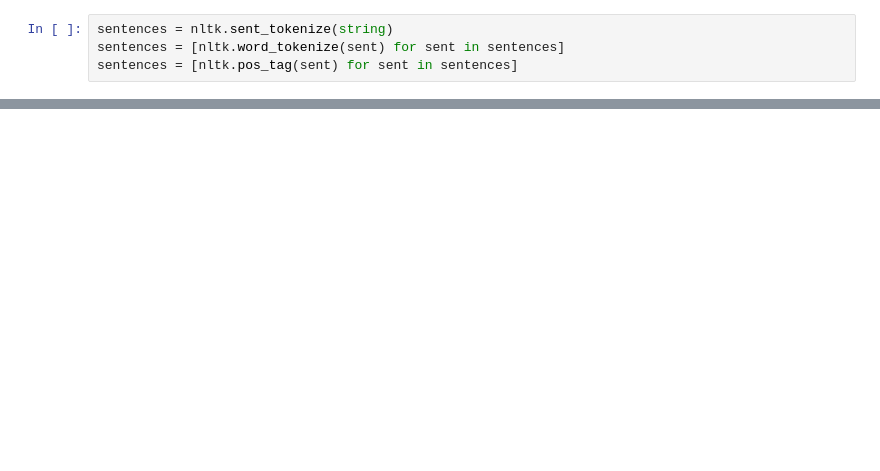
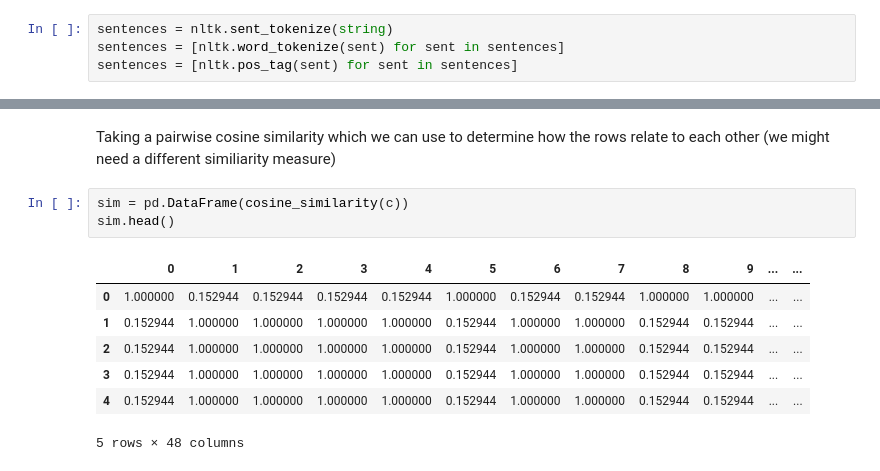
Before and after one commit to marioamz/State-of-the-Unions, a Jupyter notebook: Chunking.ipynb, the cells around one changed output, grey strips where cells are left out. Drawn from its saved outputs; the diff is of its cells as text; blank space fills up the shorter version.

```diff
--- a/Chunking.ipynb
+++ b/Chunking.ipynb
@@ -160,0 +178,13 @@ OSError: [E050] Can't find model 'en_core_web_md'. It doesn't seem to be a short
+# %% [markdown]
+Taking a pairwise cosine similarity which we can use to determine how the rows relate to each other (we might need a different similiarity measure)
+# %%
+sim = pd.DataFrame(cosine_similarity(c))
+sim.head()
+# %% [output]
+|  | 0 | 1 | 2 | 3 | 4 | 5 | 6 | 7 | 8 | 9 | ... | ... |
+| 0 | 1.000000 | 0.152944 | 0.152944 | 0.152944 | 0.152944 | 1.000000 | 0.152944 | 0.152944 | 1.000000 | 1.000000 | ... | ... |
+| 1 | 0.152944 | 1.000000 | 1.000000 | 1.000000 | 1.000000 | 0.152944 | 1.000000 | 1.000000 | 0.152944 | 0.152944 | ... | ... |
+| 2 | 0.152944 | 1.000000 | 1.000000 | 1.000000 | 1.000000 | 0.152944 | 1.000000 | 1.000000 | 0.152944 | 0.152944 | ... | ... |
+| 3 | 0.152944 | 1.000000 | 1.000000 | 1.000000 | 1.000000 | 0.152944 | 1.000000 | 1.000000 | 0.152944 | 0.152944 | ... | ... |
+| 4 | 0.152944 | 1.000000 | 1.000000 | 1.000000 | 1.000000 | 0.152944 | 1.000000 | 1.000000 | 0.152944 | 0.152944 | ... | ... |
+5 rows × 48 columns
```
Also changed, not shown: parts of 30 cells of this notebook.
